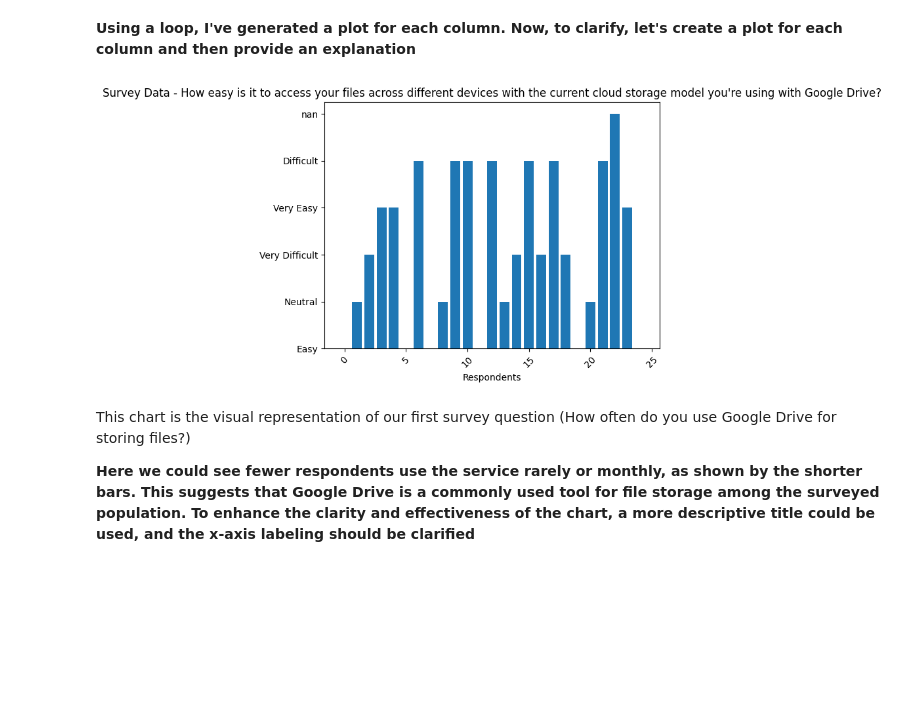
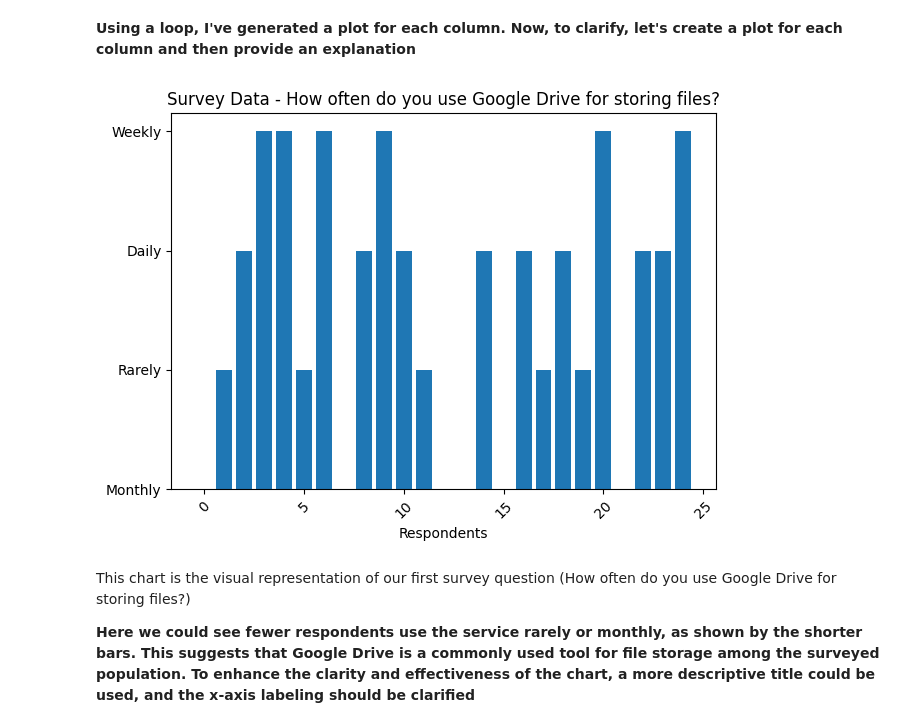
Before and after one commit to Kiseki88/SurveyDataAnalysis-School-Project-, a Jupyter notebook: surveyanalysis.ipynb, the cells around one changed output. Saved outputs shown, nothing was run; the diff lists cells and outputs as text; code cells hidden in the pictures; blank space fills up the shorter version.

```diff
--- a/surveyanalysis.ipynb
+++ b/surveyanalysis.ipynb
@@ -105,14 +104,14 @@ plt.show()
 # %% [markdown]
 **Using a loop, I've generated a plot for each column. Now, to clarify, let's create a plot for each column and then provide an explanation**
 # %%
-plt.bar(qty_df.index, qty_df.iloc[:, 4])
+plt.bar(qty_df.index, qty_df.iloc[:, 0])
 plt.xlabel("Respondents")
-plt.title(f"Survey Data - {qty_df.columns[4]}")
+plt.title(f"Survey Data - {qty_df.columns[0]}")
 plt.xticks(rotation=45)  # Rotate x-axis labels for better readability
 plt.tight_layout()  # Adjust layout to make room for rotated labels
 plt.show()
 # %% [output]
-[figure, old version]
+[figure, new version]
 # %% [markdown]
 This chart is the visual representation of our first survey question (How often do you use Google Drive for storing files?)
 
```
Also changed, not shown: parts of 14 cells of this notebook.
